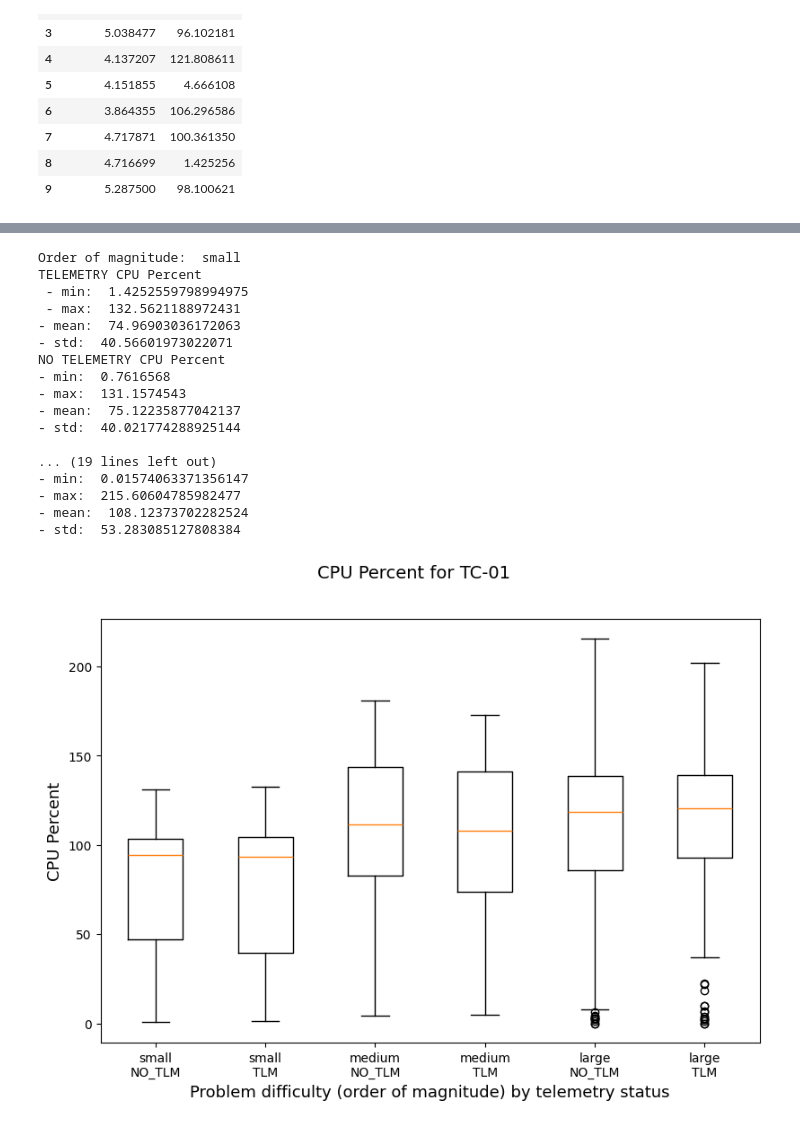
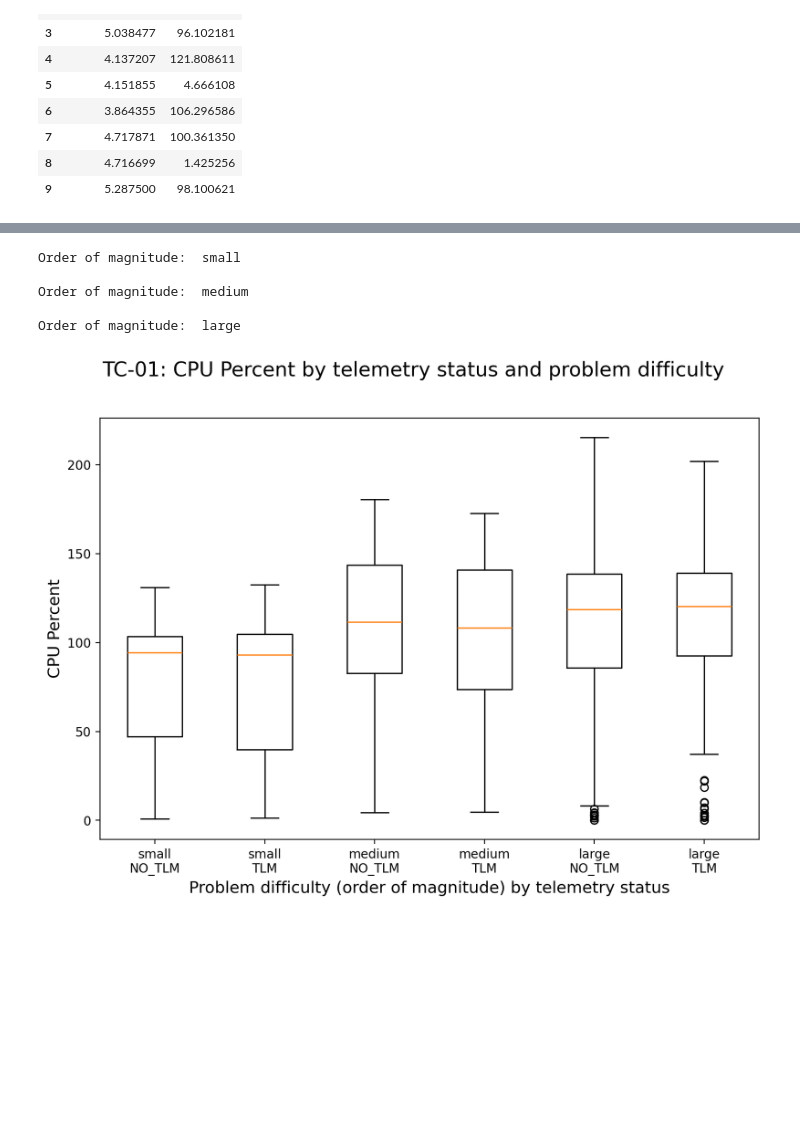
Before and after one commit to motero2k/oas-telemetry-tester, a Jupyter notebook: sandbox/resultsManager/initialTestcases.ipynb, the cells around one changed output, grey strips where cells are left out. Saved outputs shown, nothing was run; the diff lists cells and outputs as text; code cells hidden in the pictures; blank space fills up the shorter version.

```diff
--- a/sandbox/resultsManager/initialTestcases.ipynb
+++ b/sandbox/resultsManager/initialTestcases.ipynb
@@ -29,12 +29,15 @@ apiPecker_path = "C:/Personal/ISA/telemetry/oas-telemetry-tester/outputs/respons
 dockerStats_path = "C:/Personal/ISA/telemetry/oas-telemetry-tester/outputs/docker-stats.csv"
 
 # Filter the files and get the paths to the filtered versions
-filtered_apiPecker_path = filter_csv(apiPecker_path)
-filtered_dockerStats_path = filter_csv(dockerStats_path)
+# filter_csv(apiPecker_path)
+filtered_apiPecker_path = "C:/Personal/ISA/telemetry/oas-telemetry-tester/outputs/response-times-tc01-03-temp.csv"
+# filter_csv(dockerStats_path)
+filtered_dockerStats_path = "C:/Personal/ISA/telemetry/oas-telemetry-tester/outputs/docker-stats-temp.csv"
 
 # Read the filtered API Pecker data
 apiPecker_data = pd.read_csv(filtered_apiPecker_path)
 print("apiPecker_data after filtering shape:", apiPecker_data.shape)
+apiPecker_data['timestamp'] = pd.to_datetime(apiPecker_data['timestamp'])  # Convert the timestamp to datetime
 print(apiPecker_data.dtypes)  # Check data types after filtering
 
 print("-----------------------------------")
@@ -42,5 +45,6 @@ print("-----------------------------------")
 # Read the filtered Docker stats data
 dockerStats_data = pd.read_csv(filtered_dockerStats_path)
 print("dockerStats_data after filtering shape:", dockerStats_data.shape)
+dockerStats_data['timestamp'] = pd.to_datetime(dockerStats_data['timestamp'])  # Convert the timestamp to datetime
 print(dockerStats_data.dtypes)  # Check data types after filtering
 # %% [output]
@@ -239,4 +321,4 @@ NO TELEMETRY
 # %%
-columns = ["cpu_percent","memory_percent"]
-columns_names = ["CPU percent","Memory percent"]
-tc01_relative_change(tc01_data_docker, columns, columns_names)
+# columns = ["cpu_percent","memory_percent"]
+# columns_names = ["CPU percent","Memory percent"]
+# tc01_relative_change(tc01_data_docker, columns, columns_names)
@@ -289,8 +334,7 @@ def tc01_boxplot(tc01_data, columns, columns_names):
         column_name = columns_names[i]
 
         # Create figure and axis
-        fig, ax = plt.subplots(figsize=(8, 6))  # Adjust size as needed
-
+        fig, ax = plt.subplots(figsize=(8, 6),dpi=200)
         data1_arrays = []
         for orderOfMagnitude in ["small", "medium", "large"]:
             print("\nOrder of magnitude: ", orderOfMagnitude)
@@ -301,20 +345,20 @@ def tc01_boxplot(tc01_data, columns, columns_names):
             TLM_max = TLM_data.max()
             TLM_min = TLM_data.min()
 
-            print("TELEMETRY", column_name)
-            print(" - min: ", TLM_min)
-            print(" - max: ", TLM_max)
-            print("- mean: ", TLM_mean)
-            print("- std: ", TLM_data.std())
+            # print("TELEMETRY", column_name)
+            # print(" - min: ", TLM_min)
+            # print(" - max: ", TLM_max)
+            # print("- mean: ", TLM_mean)
+            # print("- std: ", TLM_data.std())
 
             # Get data for NO_TLM (telemetry disabled)
             NO_TLM_data = tc01_data.loc[(tc01_data['telemetryInApp'] == False) & (tc01_data['orderOfMagnitude.name'] == orderOfMagnitude), column]
             NO_TLM_mean = NO_TLM_data.mean()
-            print("NO TELEMETRY", column_name)
-            print("- min: ", NO_TLM_data.min())
-            print("- max: ", NO_TLM_data.max())
-            print("- mean: ", NO_TLM_mean)
-            print("- std: ", NO_TLM_data.std())
+            # print("NO TELEMETRY", column_name)
+            # print("- min: ", NO_TLM_data.min())
+            # print("- max: ", NO_TLM_data.max())
+            # print("- mean: ", NO_TLM_mean)
+            # print("- std: ", NO_TLM_data.std())
 
             # Append data to arrays for boxplot
             data1_arrays.append(NO_TLM_data)
@@ -328,13 +372,13 @@ def tc01_boxplot(tc01_data, columns, columns_names):
         ])
 
         # Add title and format
-        fig.suptitle(f"{column_name} for TC-01", fontsize=14)
+        fig.suptitle(f"TC-01: {column_name} by telemetry status and problem difficulty", fontsize=16)
 
         # Adjust layout to prevent label overlap
         plt.tight_layout(rect=[0, 0, 1, 0.96])  # Reserve space for the title
 
         # Save the figure as a PNG file
-        fig.savefig(f"Test1_6boxplot_{column}_boxplot.png")
+        fig.savefig(f"plots/Test1_{column}_boxplot.png")
 
         #x-axis label
         ax.set_xlabel("Problem difficulty (order of magnitude) by telemetry status", fontsize=13)
@@ -370,23 +397,11 @@ NO TELEMETRY Response Time (ms)
 # %%
-columns = ["cpu_percent", "memory_percent"]
-columns_names = ["CPU Percent", "Memory Percent"]
+columns = ["cpu_percent"]
+columns_names = ["CPU Percent"]
 tc01_boxplot(tc01_data_docker, columns, columns_names)
 # %% [output]
 Order of magnitude:  small
-TELEMETRY CPU Percent
- - min:  1.4252559798994975
- - max:  132.5621188972431
-- mean:  74.96903036172063
-- std:  40.56601973022071
-NO TELEMETRY CPU Percent
-- min:  0.7616568
-- max:  131.1574543
-- mean:  75.12235877042137
-- std:  40.021774288925144
 
-... (19 lines left out)
-- min:  0.01574063371356147
-- max:  215.60604785982477
-- mean:  108.12373702282524
-- std:  53.283085127808384
+Order of magnitude:  medium
+
+Order of magnitude:  large
-[figure, old version]
+[figure, new version]
```
Also changed, not shown: parts of 16 cells of this notebook, 7 other files.
